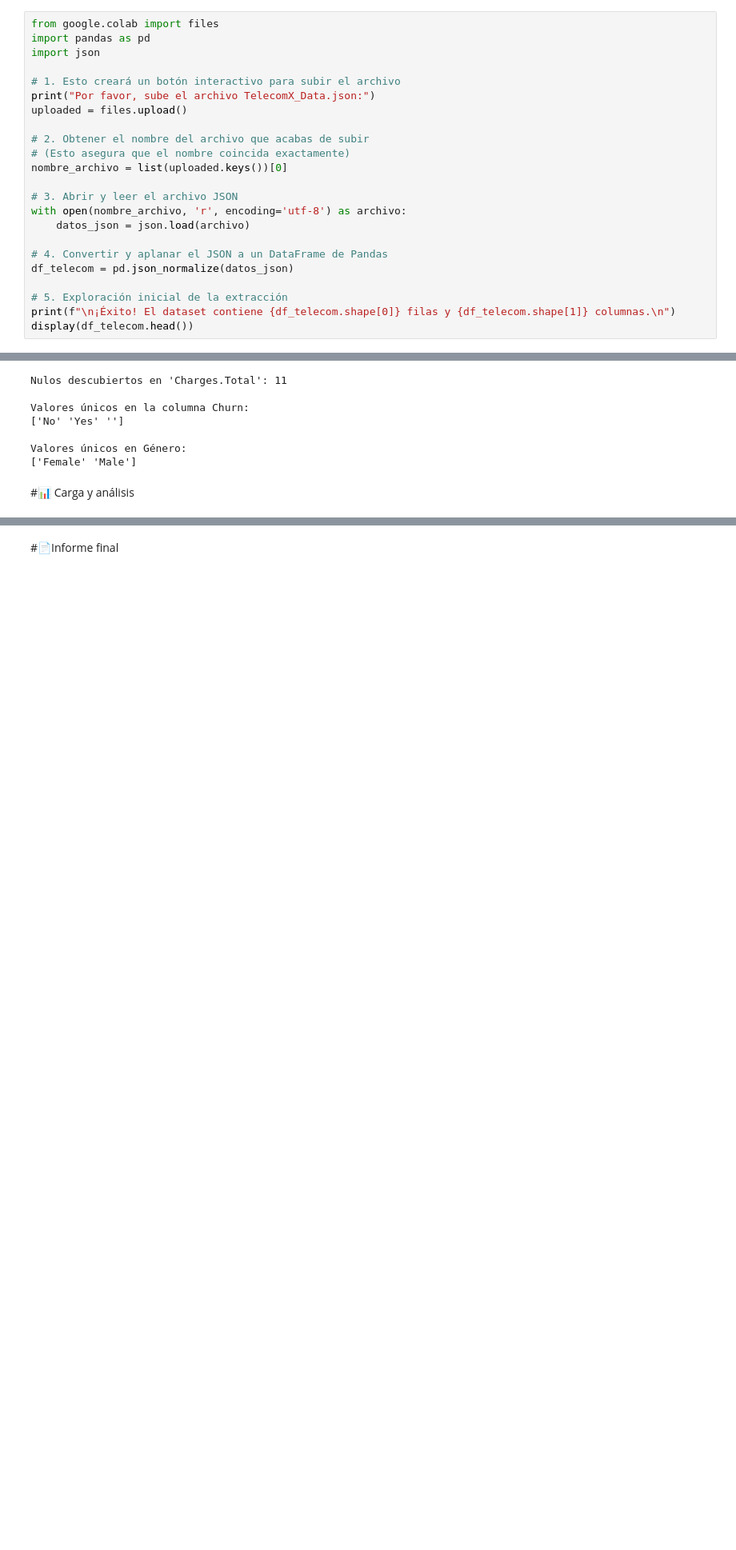
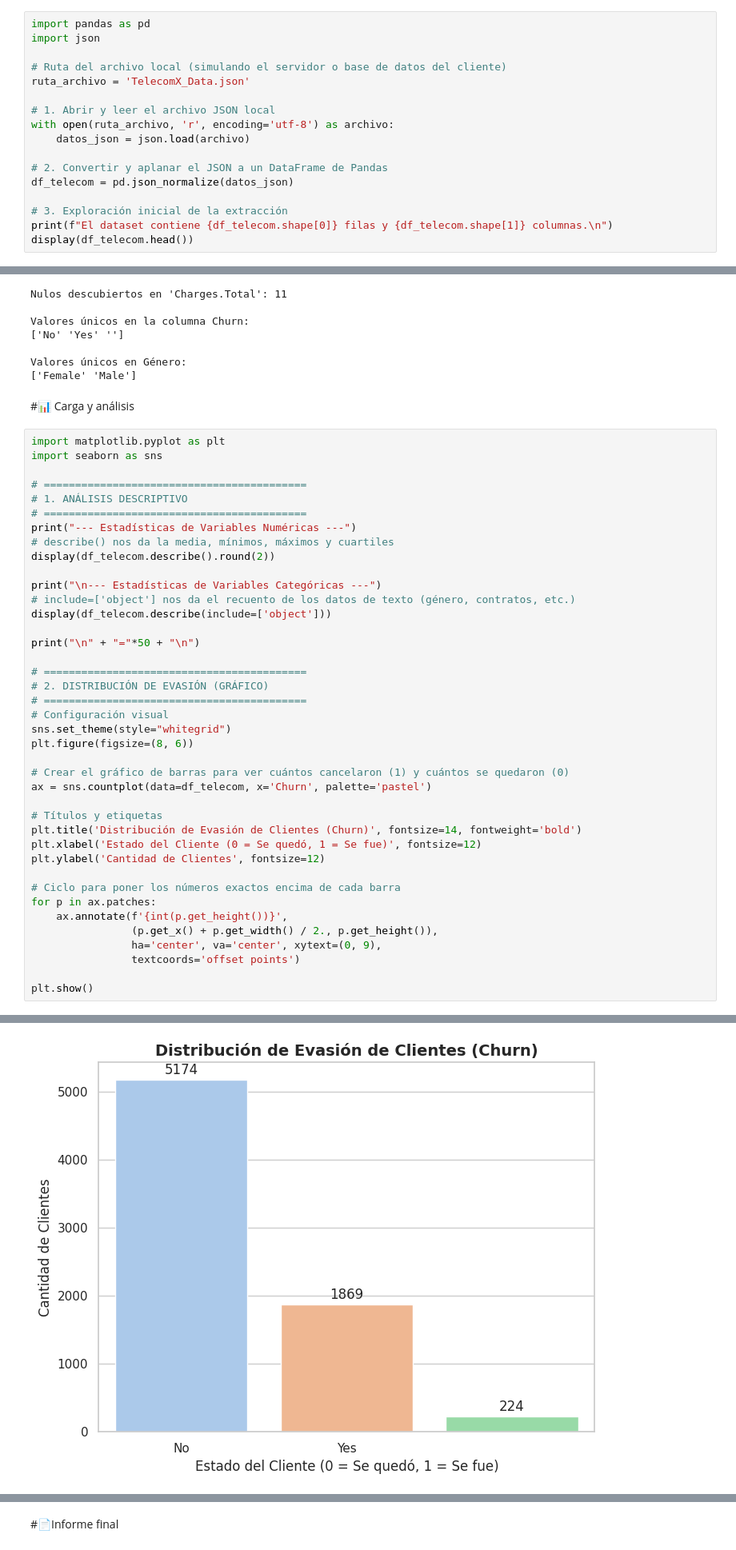
Before and after one commit to electroandblue/challenge2-data-science-LATAM, a Jupyter notebook: TelecomX_LATAM.ipynb, the cells around one changed output, grey strips where cells are left out. Shown at 80% size. Cells and saved outputs as stored; diff of their text form; blank space fills up the shorter version.

```diff
--- a/TelecomX_LATAM.ipynb
+++ b/TelecomX_LATAM.ipynb
@@ -1,26 +1,20 @@
 # %% [markdown]
 #📌 Extracción
 # %%
-from google.colab import files
 import pandas as pd
 import json
 
-# 1. Esto creará un botón interactivo para subir el archivo
-print("Por favor, sube el archivo TelecomX_Data.json:")
-uploaded = files.upload()
+# Ruta del archivo local (simulando el servidor o base de datos del cliente)
+ruta_archivo = 'TelecomX_Data.json'
 
-# 2. Obtener el nombre del archivo que acabas de subir
-# (Esto asegura que el nombre coincida exactamente)
-nombre_archivo = list(uploaded.keys())[0]
-
-# 3. Abrir y leer el archivo JSON
-with open(nombre_archivo, 'r', encoding='utf-8') as archivo:
+# 1. Abrir y leer el archivo JSON local
+with open(ruta_archivo, 'r', encoding='utf-8') as archivo:
     datos_json = json.load(archivo)
 
-# 4. Convertir y aplanar el JSON a un DataFrame de Pandas
+# 2. Convertir y aplanar el JSON a un DataFrame de Pandas
 df_telecom = pd.json_normalize(datos_json)
 
-# 5. Exploración inicial de la extracción
-print(f"\n¡Éxito! El dataset contiene {df_telecom.shape[0]} filas y {df_telecom.shape[1]} columnas.\n")
+# 3. Exploración inicial de la extracción
+print(f"El dataset contiene {df_telecom.shape[0]} filas y {df_telecom.shape[1]} columnas.\n")
 display(df_telecom.head())
 # %% [output]
@@ -100,3 +90,44 @@ Valores únicos en Género:
 ['Female' 'Male']
 # %% [markdown]
 #📊 Carga y análisis
+# %%
+import matplotlib.pyplot as plt
+import seaborn as sns
+
+# ==========================================
+# 1. ANÁLISIS DESCRIPTIVO
+# ==========================================
+print("--- Estadísticas de Variables Numéricas ---")
+# describe() nos da la media, mínimos, máximos y cuartiles
+display(df_telecom.describe().round(2))
+
+print("\n--- Estadísticas de Variables Categóricas ---")
+# include=['object'] nos da el recuento de los datos de texto (género, contratos, etc.)
+display(df_telecom.describe(include=['object']))
+
+print("\n" + "="*50 + "\n")
+
+# ==========================================
+# 2. DISTRIBUCIÓN DE EVASIÓN (GRÁFICO)
+# ==========================================
+# Configuración visual
+sns.set_theme(style="whitegrid")
+plt.figure(figsize=(8, 6))
+
+# Crear el gráfico de barras para ver cuántos cancelaron (1) y cuántos se quedaron (0)
+ax = sns.countplot(data=df_telecom, x='Churn', palette='pastel')
+
+# Títulos y etiquetas
+plt.title('Distribución de Evasión de Clientes (Churn)', fontsize=14, fontweight='bold')
+plt.xlabel('Estado del Cliente (0 = Se quedó, 1 = Se fue)', fontsize=12)
+plt.ylabel('Cantidad de Clientes', fontsize=12)
+
+# Ciclo para poner los números exactos encima de cada barra
+for p in ax.patches:
+    ax.annotate(f'{int(p.get_height())}',
+                (p.get_x() + p.get_width() / 2., p.get_height()),
+                ha='center', va='center', xytext=(0, 9),
+                textcoords='offset points')
+
+plt.show()
+# %% [output]
@@ -102,0 +154 @@ Valores únicos en Género:
+[figure, added]
```
Also changed, not shown: parts of 7 cells of this notebook.
